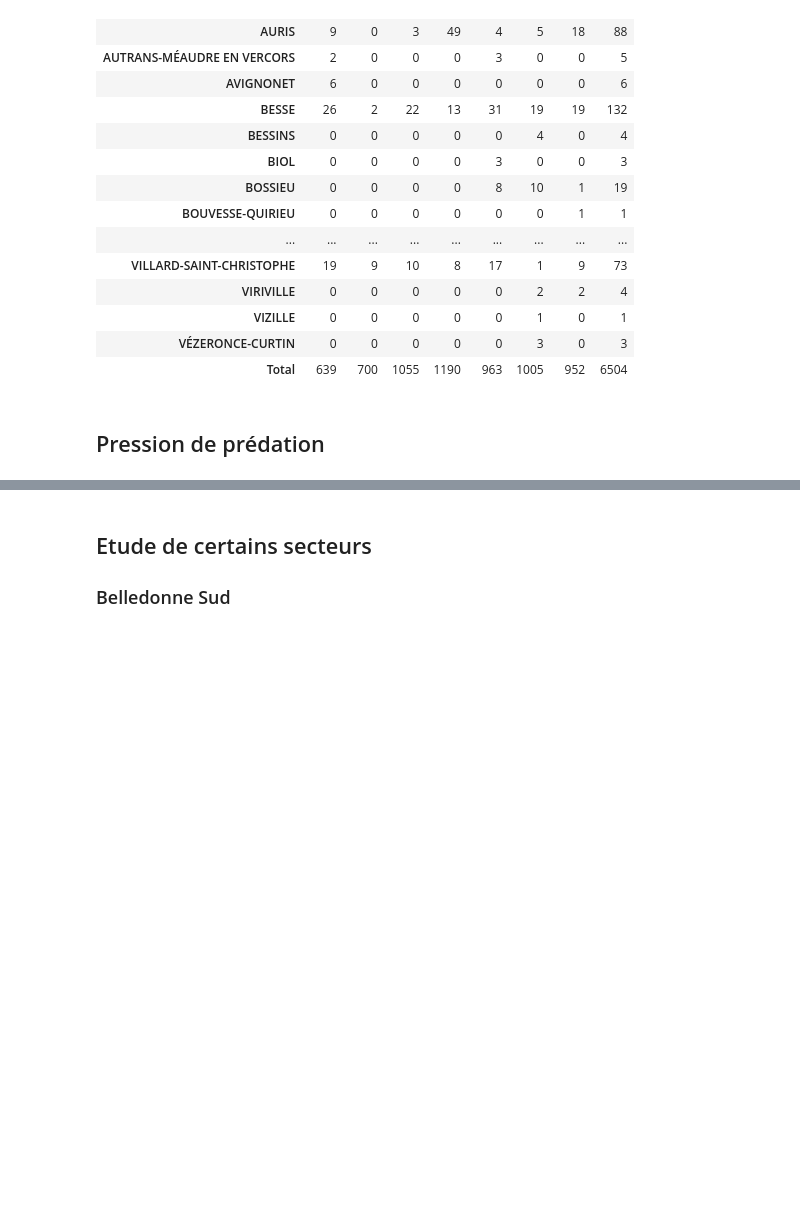
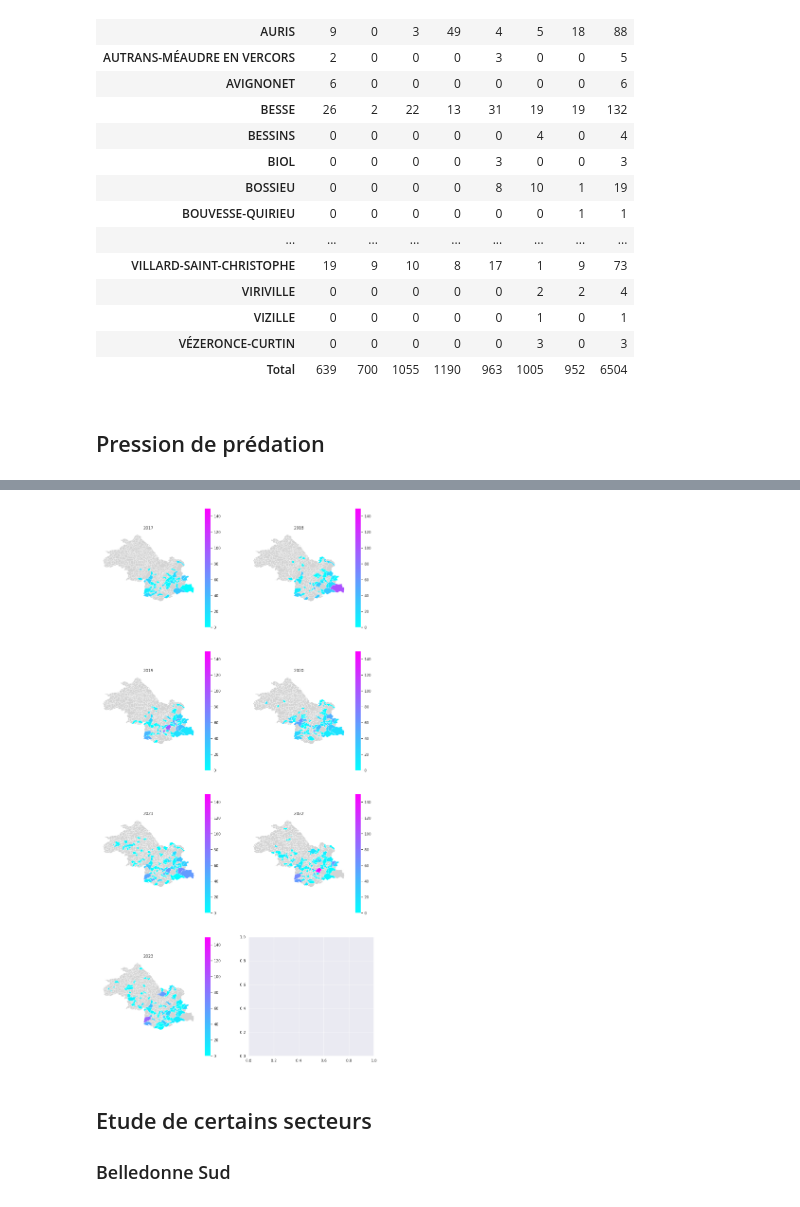
Before and after one commit to dthonon/pna_loup_suivi, a Jupyter notebook: notebook/Analyse-38.ipynb, the cells around one changed output, grey strips where cells are left out. Drawn from its saved outputs; the diff is of its cells as text; code cells hidden in the pictures; blank space fills up the shorter version.

```diff
--- a/notebook/Analyse-38.ipynb
+++ b/notebook/Analyse-38.ipynb
@@ -318,6 +373,13 @@ par_commune
 # %% [markdown]
 ## Pression de prédation
 # %%
-gis_dir = "/home/daniel/Data/SIG/ADMIN-EXPRESS/1_DONNEES_LIVRAISON_2021-11-16/ADE_3-1_SHP_LAMB93_FR/"
+# gis_dir = "/home/daniel/Data/SIG/ADMIN-EXPRESS/1_DONNEES_LIVRAISON_2021-11-16/ADE_3-1_SHP_LAMB93_FR/"
+gis_url = "https://data.geopf.fr/wfs"
+gis_layer = "ADMINEXPRESS-COG.LATEST:commune"
+params = dict(service='WFS', version="2.0.0", request='GetFeature',
+      typeName=gis_layer, outputFormat='json', cql_filter="insee_dep=38")
+r = requests.Request('GET', gis_url, params=params).prepare()
+
+communes = gpd.read_file(r.url)
 # departements = gpd.read_file(gis_dir + "DEPARTEMENT.shp")
-communes = gpd.read_file(gis_dir + "COMMUNE.shp")
+# communes = gpd.read_file(gis_dir + "COMMUNE.shp")
@@ -331,0 +386,3 @@ NameError: name 'communes' is not defined
+# %%
+communes_38 = communes[["nom_m", "geometry"]].rename(columns={"nom_m": "Commune"}).set_index("Commune")
+communes_38
@@ -367,78 +456,94 @@ axs[0, 0].set_title("2017")
 par_commune_l_2017.plot(
     ax=axs[0, 0],
     column="Victimes constatées",
-    linewidth=0.1,
+    linewidth=0.5,
     legend=True,
     #legend_kwds={"label": "Prédations par commune", "orientation": "horizontal"},
     missing_kwds={"color": "lightgrey"},
-    cmap='Reds',
+    cmap='cool',
+    vmin=0,
+    vmax=150
 );
 axs[0, 1].set_axis_off()
 axs[0, 1].set_title("2018")
 par_commune_l_2018.plot(
     ax=axs[0, 1],
     column="Victimes constatées",
-    linewidth=0.1,
+    linewidth=0.5,
     legend=True,
     #legend_kwds={"label": "Prédations par commune", "orientation": "horizontal"},
     missing_kwds={"color": "lightgrey"},
-    cmap='Reds',
+    cmap='cool',
+    vmin=0,
+    vmax=150
 );
 axs[1, 0].set_axis_off()
 axs[1, 0].set_title("2019")
 par_commune_l_2019.plot(
     ax=axs[1, 0],
     column="Victimes constatées",
-    linewidth=0.1,
+    linewidth=0.5,
     legend=True,
     #legend_kwds={"label": "Prédations par commune", "orientation": "horizontal"},
     missing_kwds={"color": "lightgrey"},
-    cmap='Reds',
+    cmap='cool',
+    vmin=0,
+    vmax=150
 );
 axs[1, 1].set_axis_off()
 axs[1, 1].set_title("2020")
 par_commune_l_2020.plot(
     ax=axs[1, 1],
     column="Victimes constatées",
-    linewidth=0.1,
+    linewidth=0.5,
     legend=True,
     #legend_kwds={"label": "Prédations par commune", "orientation": "horizontal"},
     missing_kwds={"color": "lightgrey"},
-    cmap='Reds',
+    cmap='cool',
+    vmin=0,
+    vmax=150
 );
 axs[2, 0].set_axis_off()
 axs[2, 0].set_title("2021")
 par_commune_l_2021.plot(
     ax=axs[2, 0],
     column="Victimes constatées",
-    linewidth=0.1,
+    linewidth=0.5,
     legend=True,
     #legend_kwds={"label": "Prédations par commune", "orientation": "horizontal"},
     missing_kwds={"color": "lightgrey"},
-    cmap='Reds',
+    cmap='cool',
+    vmin=0,
+    vmax=150
 );
 axs[2, 1].set_axis_off()
 axs[2, 1].set_title("2022")
 par_commune_l_2022.plot(
     ax=axs[2, 1],
     column="Victimes constatées",
-    linewidth=0.1,
+    linewidth=0.5,
     legend=True,
     #legend_kwds={"label": "Prédations par commune", "orientation": "horizontal"},
     missing_kwds={"color": "lightgrey"},
-    cmap='Reds',
+    cmap='cool',
+    vmin=0,
+    vmax=150
 );
 axs[3, 0].set_axis_off()
 axs[3, 0].set_title("2023")
 par_commune_l_2023.plot(
     ax=axs[3, 0],
     column="Victimes constatées",
-    linewidth=0.1,
+    linewidth=0.5,
     legend=True,
     #legend_kwds={"label": "Prédations par commune", "orientation": "horizontal"},
     missing_kwds={"color": "lightgrey"},
-    cmap='Reds',
+    cmap='cool',
+    vmin=0,
+    vmax=150
 );
+# %% [output]
+[figure, added]
 # %% [markdown]
 ## Etude de certains secteurs
 
```
Also changed, not shown: parts of 15 cells of this notebook.
